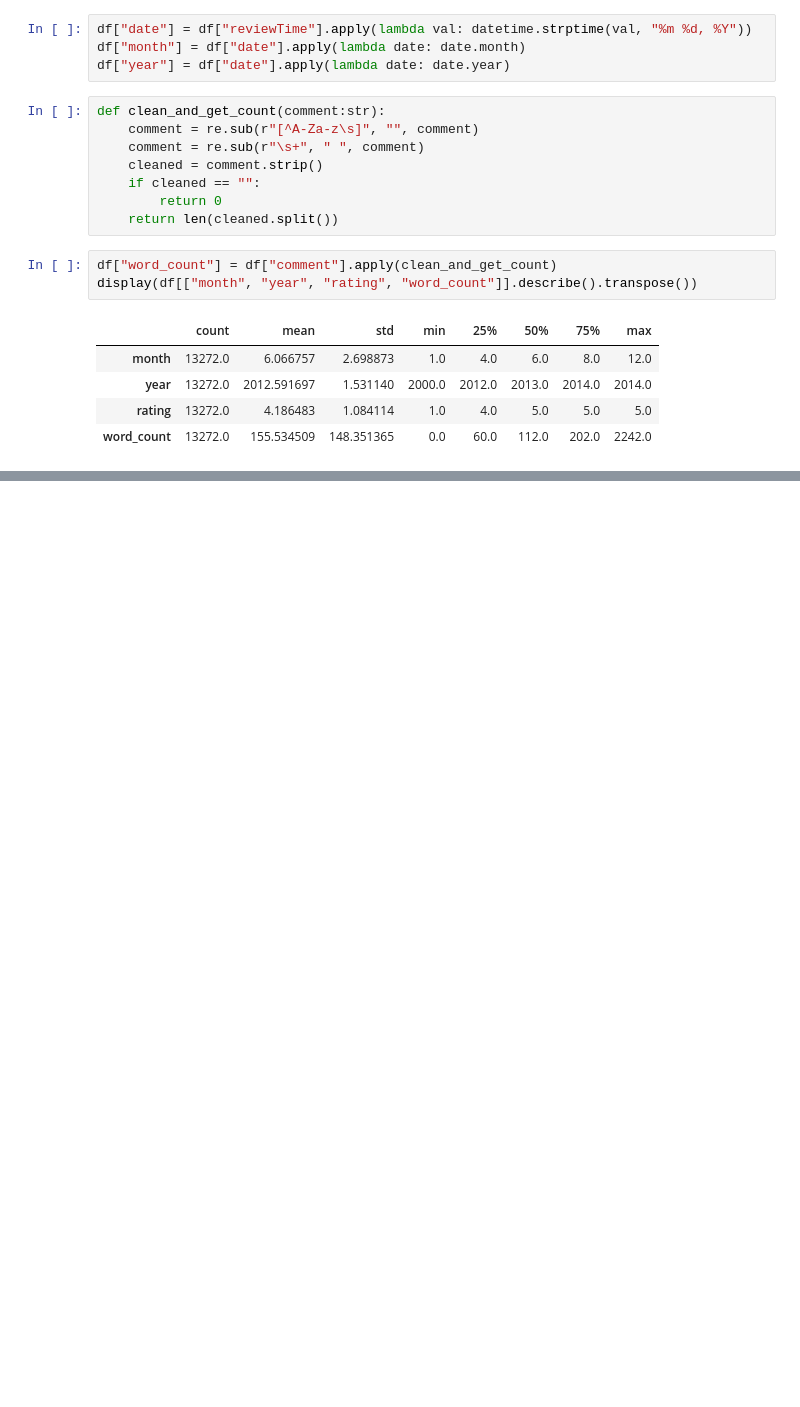
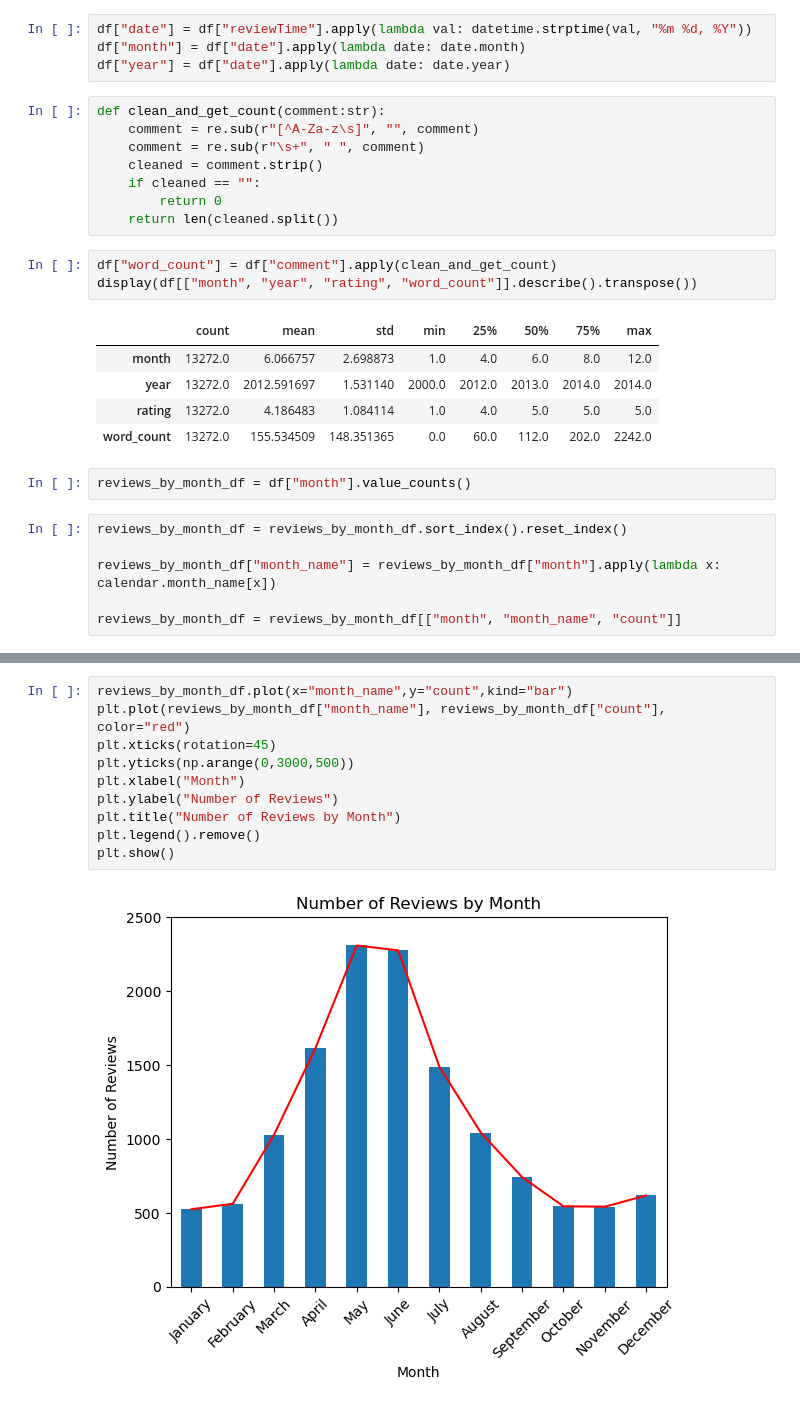
Before and after one commit to evanpaddock/MIS501_PA4, a Jupyter notebook: PA4.ipynb, the cells around one changed output, grey strips where cells are left out. Saved outputs shown, nothing was run; the diff lists cells and outputs as text; blank space fills up the shorter version.

```diff
--- a/PA4.ipynb
+++ b/PA4.ipynb
@@ -74,3 +70,11 @@ display(df[["month", "year", "rating", "word_count"]].describe().transpose())
 | year | 13272.0 | 2012.591697 | 1.531140 | 2000.0 | 2012.0 | 2013.0 | 2014.0 | 2014.0 |
 | rating | 13272.0 | 4.186483 | 1.084114 | 1.0 | 4.0 | 5.0 | 5.0 | 5.0 |
 | word_count | 13272.0 | 155.534509 | 148.351365 | 0.0 | 60.0 | 112.0 | 202.0 | 2242.0 |
+# %%
+reviews_by_month_df = df["month"].value_counts()
+# %%
+reviews_by_month_df = reviews_by_month_df.sort_index().reset_index()
+
+reviews_by_month_df["month_name"] = reviews_by_month_df["month"].apply(lambda x: calendar.month_name[x])
+
+reviews_by_month_df = reviews_by_month_df[["month", "month_name", "count"]]
@@ -76,0 +97,12 @@ display(df[["month", "year", "rating", "word_count"]].describe().transpose())
+# %%
+reviews_by_month_df.plot(x="month_name",y="count",kind="bar")
+plt.plot(reviews_by_month_df["month_name"], reviews_by_month_df["count"], color="red")
+plt.xticks(rotation=45)
+plt.yticks(np.arange(0,3000,500))
+plt.xlabel("Month")
+plt.ylabel("Number of Reviews")
+plt.title("Number of Reviews by Month")
+plt.legend().remove()
+plt.show()
+# %% [output]
+[figure, added]
```
Also changed, not shown: parts of 9 cells of this notebook.
